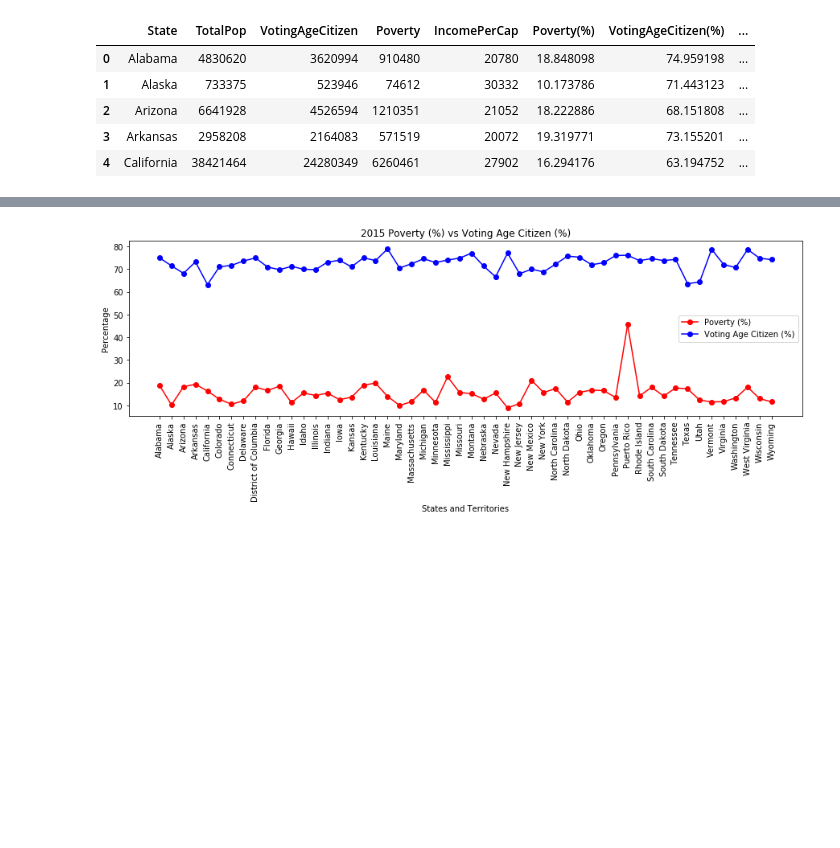
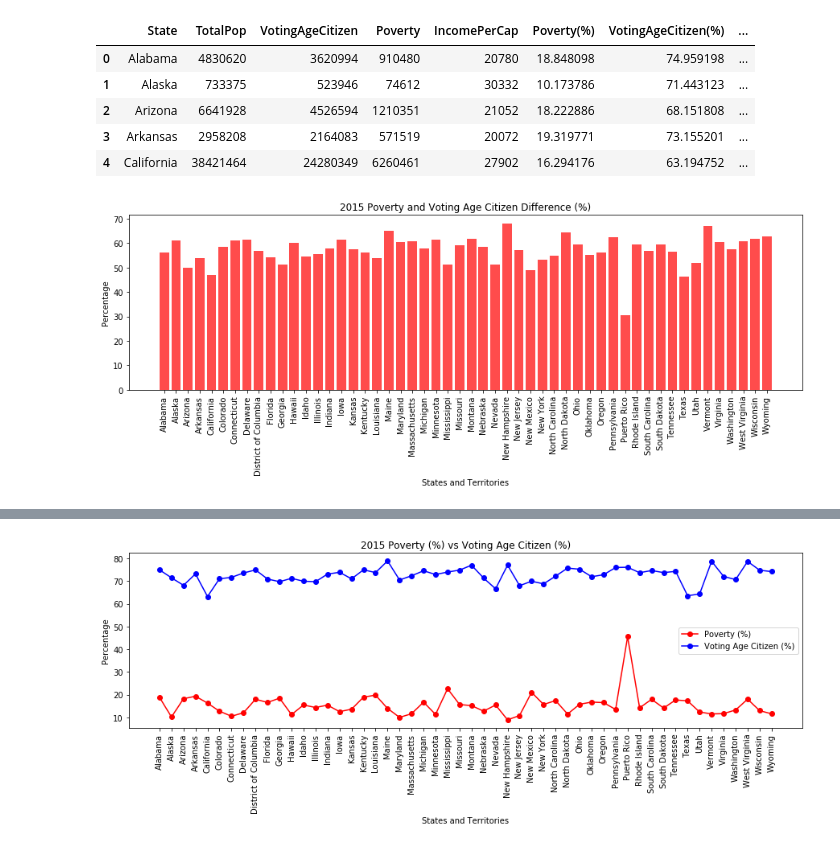
Before and after one commit to charlim26/censusproject, a Jupyter notebook: Kmar_Citizen_Poverty/Citizen_Poverty.ipynb, the cells around one changed output, grey strips where cells are left out. Saved outputs shown, nothing was run; the diff lists cells and outputs as text; code cells hidden in the pictures; blank space fills up the shorter version.

Commit message:
Calc high/low citpovdiff%, high/low vac%, high/low pov% & generated DFs

```diff
--- a/Kmar_Citizen_Poverty/Citizen_Poverty.ipynb
+++ b/Kmar_Citizen_Poverty/Citizen_Poverty.ipynb
@@ -59,3 +59,17 @@ state_2015_citpov.head()
 | 2 | Arizona | 6641928 | 4526594 | 1210351 | 21052 | 18.222886 | 68.151808 | ... |
 | 3 | Arkansas | 2958208 | 2164083 | 571519 | 20072 | 19.319771 | 73.155201 | ... |
 | 4 | California | 38421464 | 24280349 | 6260461 | 27902 | 16.294176 | 63.194752 | ... |
+# %%
+# Bar plot of State 2015 Poverty and Voting Age Citizen differerence (%)
+citpovdiff15 = state_2015_citpov["CitPovDiff(%)"]
+state_15 = state_2015_citpov["State"]
+plt.figure(figsize=(15, 4))
+plt.bar(state_15, citpovdiff15, color='r', alpha=0.7, align="center")
+tick_locations = [value for value in state_15]
+plt.xticks(tick_locations, rotation="vertical")
+plt.xlabel("States and Territories")
+plt.ylabel("Percentage")
+plt.title("2015 Poverty and Voting Age Citizen Difference (%)")
+plt.show()
+# %% [output]
+[figure, added]
```
Also changed, not shown: parts of 12 cells of this notebook.
